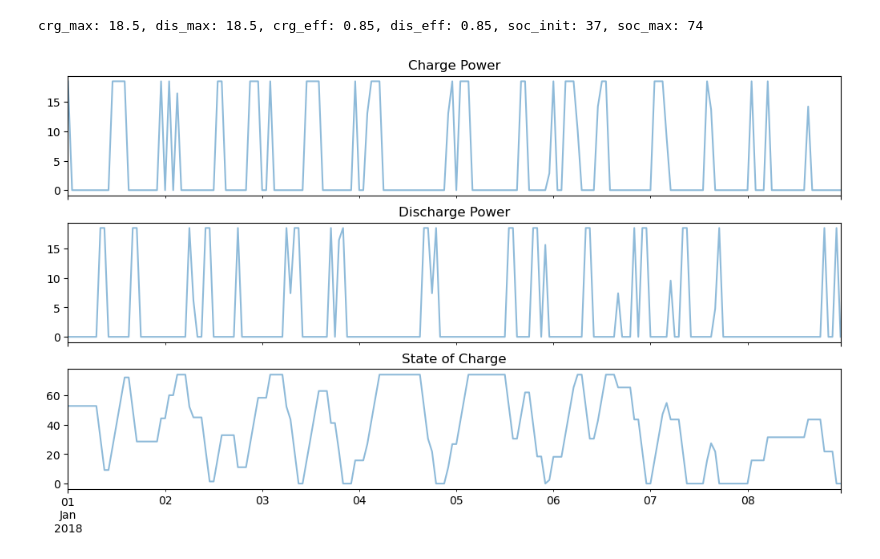
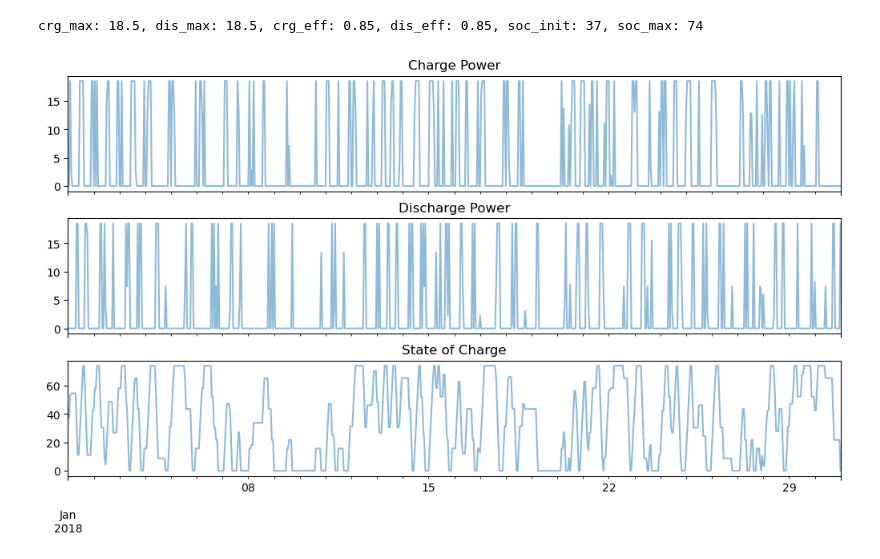
Before and after one commit to boyuan276/NYgrid-python, a Jupyter notebook: examples/ex_opf_2018NewParams.ipynb, the cells around one changed output. Drawn from its saved outputs; the diff is of its cells as text; code cells hidden in the pictures.

```diff
--- a/examples/ex_opf_2018NewParams.ipynb
+++ b/examples/ex_opf_2018NewParams.ipynb
@@ -46,7 +51,7 @@ Results directory: /mnt/Bo_HDD/NYgrid-python/results
 start_date = datetime(2018, 1, 1, 0, 0, 0)
 end_date = datetime(2019, 1, 1, 0, 0, 0)
 timestamp_list = pd.date_range(start_date, end_date, freq='1D')
-verbose = True
+verbose = False
 # %%
 # Read grid property file
 grid_prop = ng_run.read_grid_prop(grid_data_dir)
@@ -205,0 +309,20 @@ s_esr_soc_undert 6631.0999999999985
+# %%
+fig, axs = plt.subplots(4, 2, figsize=(12, 8),
+                        layout='constrained', sharex=True)
+
+
+for i, fuel_type in enumerate(cems_gload_summary.columns):
+    ax = axs.flatten()[i]
+    cems_gload_summary[fuel_type].plot(ax=ax, alpha=0.5, color='tab:red',
+                                       label='CEMS')
+    pg_by_fuel_sum[fuel_type].plot(ax=ax, alpha=0.5, color='tab:blue',
+                                   label='NYGrid')
+
+    ax.set_title(fuel_type)
+    if i == 0:
+        ax.legend()
+
+fig.supxlabel('Hour of year')
+fig.supylabel('Power (MW)')
+fig.suptitle('Total generation by fuel type')
+plt.show()
@@ -205,0 +339,14 @@ s_esr_soc_undert 6631.0999999999985
+# %%
+fig, axs = plt.subplots(4, 1, figsize=(8, 6), sharex=True, layout='constrained')
+axs[0].plot(gen_commit, label='gen_commit')
+axs[1].plot(gen_startup, label='gen_startup')
+axs[2].plot(gen_shutdown, label='gen_shutdown')
+axs[3].plot(gen_pg, label='gen_pg')
+axs[0].set_ylabel('gen_commit')
+axs[1].set_ylabel('gen_startup')
+axs[2].set_ylabel('gen_shutdown')
+axs[3].set_ylabel('gen_pg')
+for ax in axs[:-1]:
+    ax.set_ylim(-0.1, 1.1)
+    ax.grid(linestyle='--', linewidth=0.5)
+plt.show()
@@ -297,17 +415,17 @@ crg_max: 18.5, dis_max: 18.5, crg_eff: 0.85, dis_eff: 0.85, soc_init: 37, soc_ma
 # %%
 fig, axs = plt.subplots(3, 1, figsize=(10, 6),
                        sharex=True, layout='constrained')
 
-results_0['esrPCrg'].iloc[:, ii].plot(ax=axs[0], label='Day 1 w/o IC', alpha=0.5)
-results_0['esrPDis'].iloc[:, ii].plot(ax=axs[1], label='Day 1 w/o IC', alpha=0.5)
-results_0['esrSOC'].iloc[:, ii].plot(ax=axs[2], label='Day 1 w/o IC', alpha=0.5)
+results['esrPCrg'].iloc[:, ii].plot(ax=axs[0], label='Day 1 w/o IC', alpha=0.5)
+results['esrPDis'].iloc[:, ii].plot(ax=axs[1], label='Day 1 w/o IC', alpha=0.5)
+results['esrSOC'].iloc[:, ii].plot(ax=axs[2], label='Day 1 w/o IC', alpha=0.5)
 
 # results_1['esrPCrg'].iloc[:, ii].plot(ax=axs[0], label='Day 2 w/ IC', alpha=0.5)
 # results_1['esrPDis'].iloc[:, ii].plot(ax=axs[1], label='Day 2 w/ IC', alpha=0.5)
 # results_1['esrSOC'].iloc[:, ii].plot(ax=axs[2], label='Day 2 w/ IC', alpha=0.5)
 
 titles = ['Charge Power', 'Discharge Power', 'State of Charge']
 for i, ax in enumerate(axs):
     ax.set_title(titles[i])
 # %% [output]
-[figure, old version]
+[figure, new version]
```
Also changed, not shown: parts of 27 cells of this notebook.
